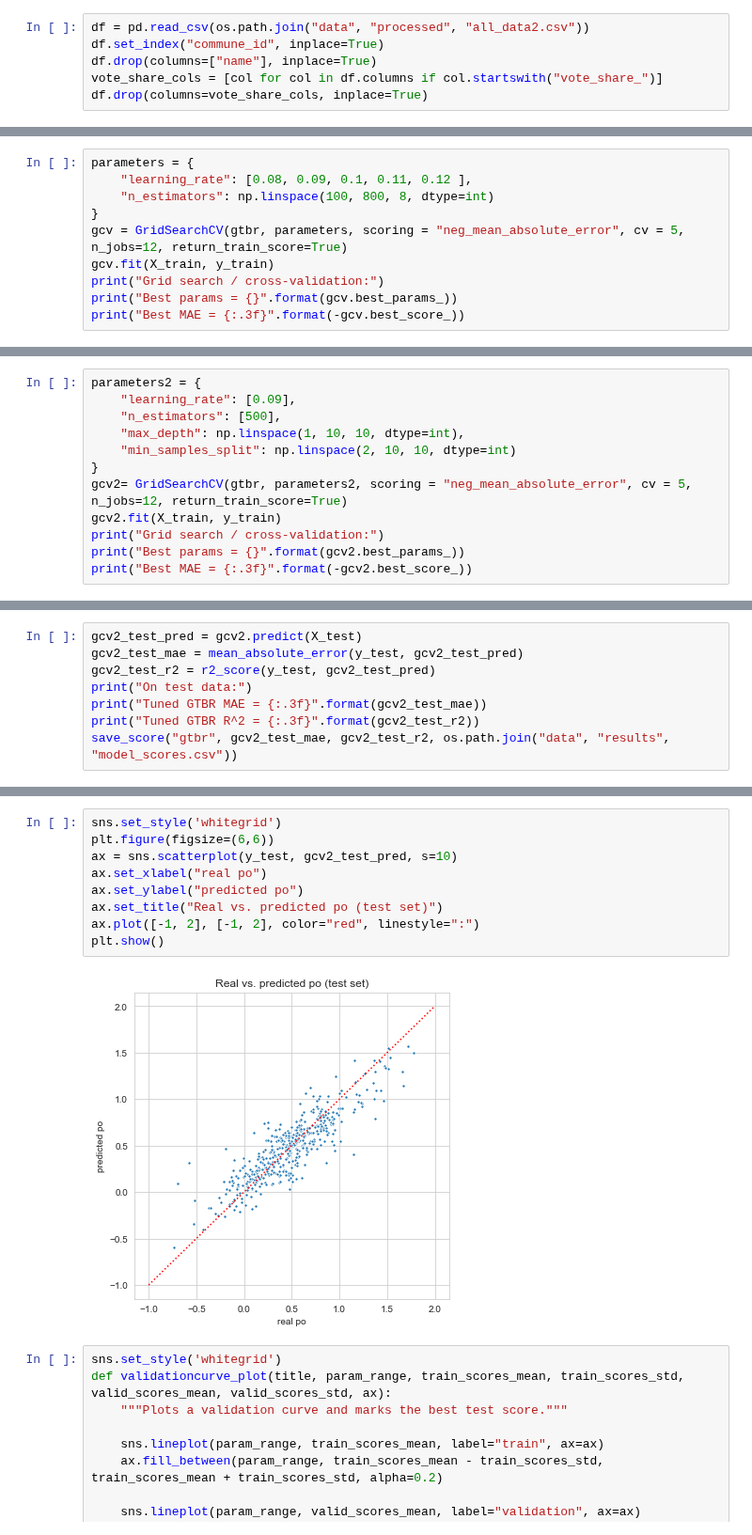
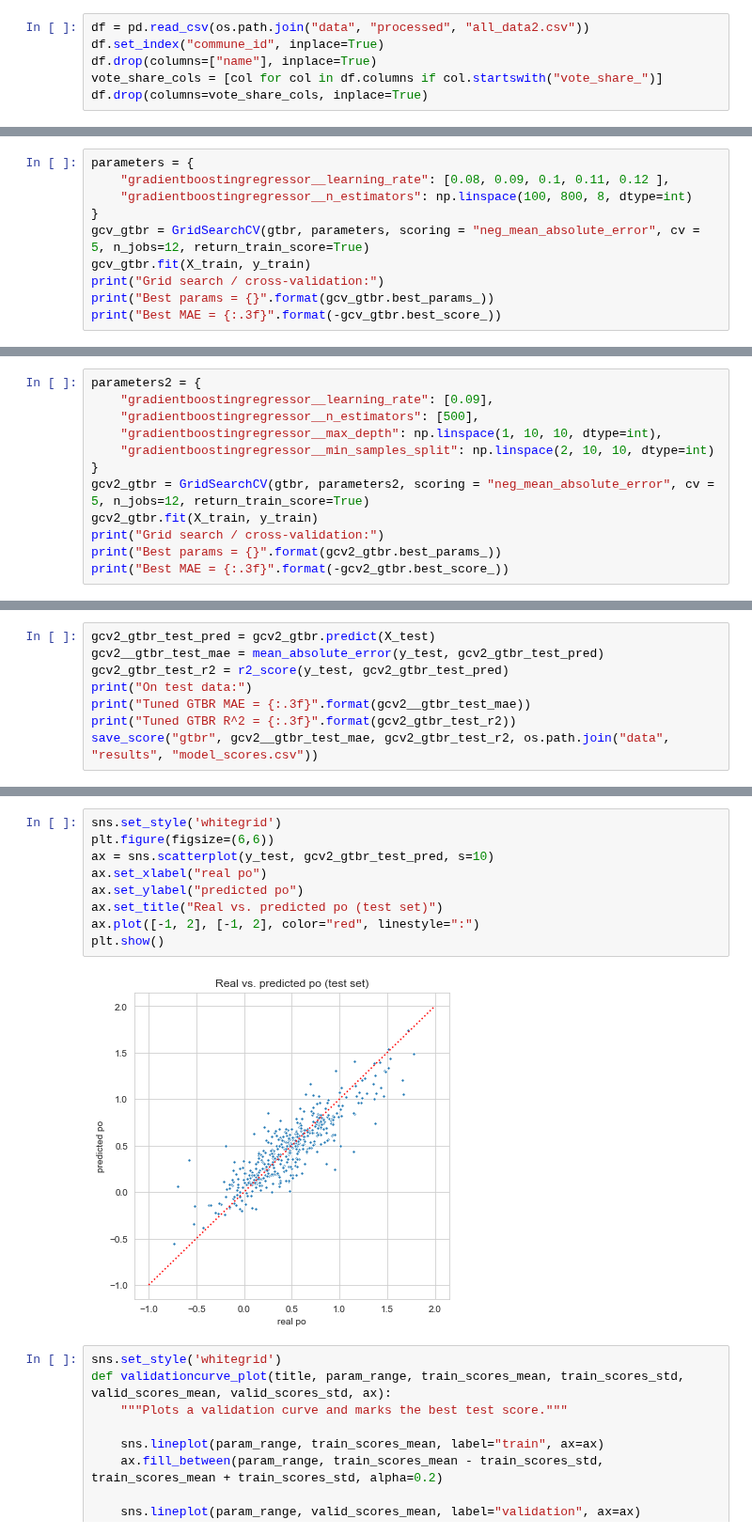
Before and after one commit to jschrein/epfl-exts-adsml-capstone-project, a Jupyter notebook: Gradient Tree Boosting.ipynb, the cells around one changed output, grey strips where cells are left out. Shown at 94% size. Drawn from its saved outputs; the diff is of its cells as text.

Commit message:
Rename some variables. Updated scores.

```diff
--- a/Gradient Tree Boosting.ipynb
+++ b/Gradient Tree Boosting.ipynb
@@ -58,13 +59,13 @@ GTBR MAE = 0.156
 GTBR R^2 = 0.743
 # %%
 parameters = {
-    "learning_rate": [0.08, 0.09, 0.1, 0.11, 0.12 ],
-    "n_estimators": np.linspace(100, 800, 8, dtype=int)
+    "gradientboostingregressor__learning_rate": [0.08, 0.09, 0.1, 0.11, 0.12 ],
+    "gradientboostingregressor__n_estimators": np.linspace(100, 800, 8, dtype=int)
 }
-gcv = GridSearchCV(gtbr, parameters, scoring = "neg_mean_absolute_error", cv = 5, n_jobs=12, return_train_score=True)
-gcv.fit(X_train, y_train)
+gcv_gtbr = GridSearchCV(gtbr, parameters, scoring = "neg_mean_absolute_error", cv = 5, n_jobs=12, return_train_score=True)
+gcv_gtbr.fit(X_train, y_train)
 print("Grid search / cross-validation:")
-print("Best params = {}".format(gcv.best_params_))
-print("Best MAE = {:.3f}".format(-gcv.best_score_))
+print("Best params = {}".format(gcv_gtbr.best_params_))
+print("Best MAE = {:.3f}".format(-gcv_gtbr.best_score_))
 # %% [output]
 Grid search / cross-validation:
@@ -95,14 +98,14 @@ df_gcv.head()
 # %%
 parameters2 = {
-    "learning_rate": [0.09],
-    "n_estimators": [500],
-    "max_depth": np.linspace(1, 10, 10, dtype=int),
-    "min_samples_split": np.linspace(2, 10, 10, dtype=int)
+    "gradientboostingregressor__learning_rate": [0.09],
+    "gradientboostingregressor__n_estimators": [500],
+    "gradientboostingregressor__max_depth": np.linspace(1, 10, 10, dtype=int),
+    "gradientboostingregressor__min_samples_split": np.linspace(2, 10, 10, dtype=int)
 }
-gcv2= GridSearchCV(gtbr, parameters2, scoring = "neg_mean_absolute_error", cv = 5, n_jobs=12, return_train_score=True)
-gcv2.fit(X_train, y_train)
+gcv2_gtbr = GridSearchCV(gtbr, parameters2, scoring = "neg_mean_absolute_error", cv = 5, n_jobs=12, return_train_score=True)
+gcv2_gtbr.fit(X_train, y_train)
 print("Grid search / cross-validation:")
-print("Best params = {}".format(gcv2.best_params_))
-print("Best MAE = {:.3f}".format(-gcv2.best_score_))
+print("Best params = {}".format(gcv2_gtbr.best_params_))
+print("Best MAE = {:.3f}".format(-gcv2_gtbr.best_score_))
 # %% [output]
 Grid search / cross-validation:
@@ -110,11 +113,11 @@ Best params = {'learning_rate': 0.09, 'max_depth': 4, 'min_samples_split': 10, '
 Best MAE = 0.152
 # %%
-gcv2_test_pred = gcv2.predict(X_test)
-gcv2_test_mae = mean_absolute_error(y_test, gcv2_test_pred)
-gcv2_test_r2 = r2_score(y_test, gcv2_test_pred)
+gcv2_gtbr_test_pred = gcv2_gtbr.predict(X_test)
+gcv2__gtbr_test_mae = mean_absolute_error(y_test, gcv2_gtbr_test_pred)
+gcv2_gtbr_test_r2 = r2_score(y_test, gcv2_gtbr_test_pred)
 print("On test data:")
-print("Tuned GTBR MAE = {:.3f}".format(gcv2_test_mae))
-print("Tuned GTBR R^2 = {:.3f}".format(gcv2_test_r2))
-save_score("gtbr", gcv2_test_mae, gcv2_test_r2, os.path.join("data", "results", "model_scores.csv"))
+print("Tuned GTBR MAE = {:.3f}".format(gcv2__gtbr_test_mae))
+print("Tuned GTBR R^2 = {:.3f}".format(gcv2_gtbr_test_r2))
+save_score("gtbr", gcv2__gtbr_test_mae, gcv2_gtbr_test_r2, os.path.join("data", "results", "model_scores.csv"))
 # %% [output]
 On test data:
@@ -135,14 +140,14 @@ df_gcv2.head(5)
 # %%
 sns.set_style('whitegrid')
 plt.figure(figsize=(6,6))
-ax = sns.scatterplot(y_test, gcv2_test_pred, s=10)
+ax = sns.scatterplot(y_test, gcv2_gtbr_test_pred, s=10)
 ax.set_xlabel("real po")
 ax.set_ylabel("predicted po")
 ax.set_title("Real vs. predicted po (test set)")
 ax.plot([-1, 2], [-1, 2], color="red", linestyle=":")
 plt.show()
 # %% [output]
-[figure, old version]
+[figure, new version]
 # %%
 sns.set_style('whitegrid')
 def validationcurve_plot(title, param_range, train_scores_mean, train_scores_std, valid_scores_mean, valid_scores_std, ax):
```
Also changed, not shown: parts of 21 cells of this notebook, 1 other file.
